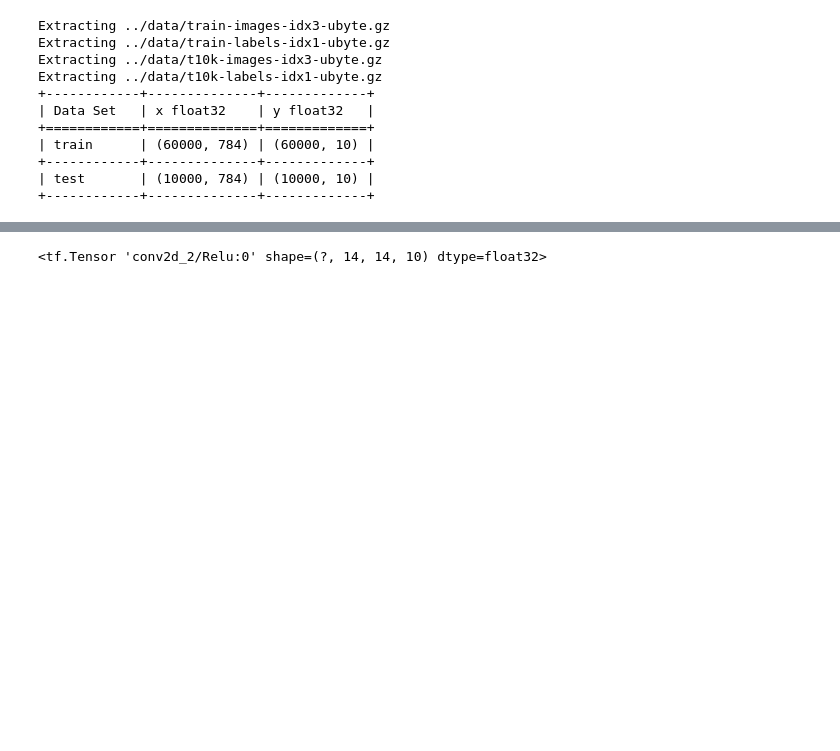
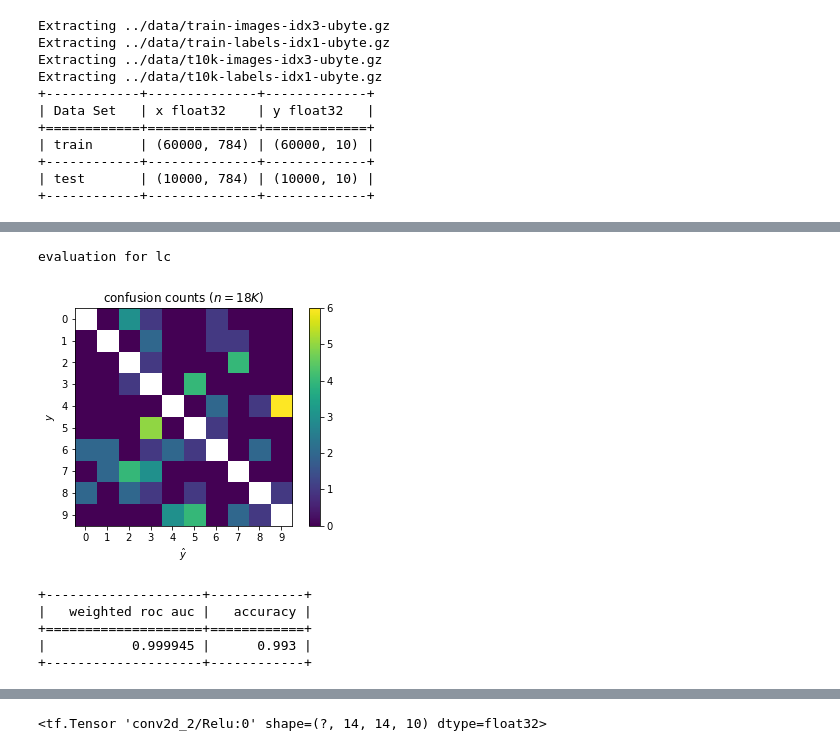
Before and after one commit to vlad17/learning-to-deep-learn, a Jupyter notebook: notebooks/mnist.ipynb, the cells around one changed output, grey strips where cells are left out. Cells and saved outputs as stored; diff of their text form; code cells hidden in the pictures; blank space fills up the shorter version.

```diff
--- a/notebooks/mnist.ipynb
+++ b/notebooks/mnist.ipynb
@@ -60,19 +62,7 @@ plt.show()
 # %%
 from sklearn.model_selection import train_test_split
 
+train_and_validx = trainx
+train_and_validy = trainy
 trainx, validx, trainy, validy = train_test_split(
-    trainx, trainy, test_size=0.3, random_state=1234)
+    train_and_validx, train_and_validy, test_size=0.3, random_state=1234)
-# %%
-import keras
-from keras.models import Sequential
-from keras.layers import Dense, Activation
-
-logistic = Sequential(
-    [Dense(10, input_dim=trainx.shape[1]),
-     Activation('softmax')])
-logistic.compile(
-    loss='categorical_crossentropy', optimizer='adagrad', metrics=['accuracy'])
-
-# Since logistic is convex early stopping can be from training convergence
-early_stopping = keras.callbacks.EarlyStopping(monitor='acc', min_delta=1e-4, patience=0)
-logistic.fit(trainx, trainy, epochs=100, batch_size=128, callbacks=[early_stopping]);
@@ -254,0 +256,16 @@ SVG(model_to_dot(nets['my-cnn3']).create(prog='dot', format='svg'))
+# %%
+final_acc = {}
+final_pred = {}
+num_params = {}
+for name in names:
+    K.clear_session()
+    net = generate_network(name)
+    net.compile(loss='categorical_crossentropy', optimizer='adam', metrics=['accuracy'])
+    num_params[name] = sum(x.size for x in net.get_weights())
+    net.load_weights(post_train[name])
+    final_pred[name] = net.predict(testx)
+    test_metrics = dict(zip(net.metrics_names, net.evaluate(testx, testy, verbose=0)))
+    final_acc[name] = test_metrics['acc']
+results = [[name, acc, num_params[name]] for name, acc in final_acc.items()]
+results.sort(key=lambda row: row[1])
+print(tabulate(results, ['model', 'test acc', '# params'], tablefmt='grid', floatfmt="0.4f"))
@@ -254,0 +284,11 @@ SVG(model_to_dot(nets['my-cnn3']).create(prog='dot', format='svg'))
+# %%
+print('evaluation for lc')
+evaluate(testy, final_pred['lc'])
+# %% [output]
+evaluation for lc
+[figure, added]
++--------------------+------------+
+|   weighted roc auc |   accuracy |
++====================+============+
+|           0.999945 |      0.993 |
++--------------------+------------+
```
Also changed, not shown: parts of 13 cells of this notebook.
